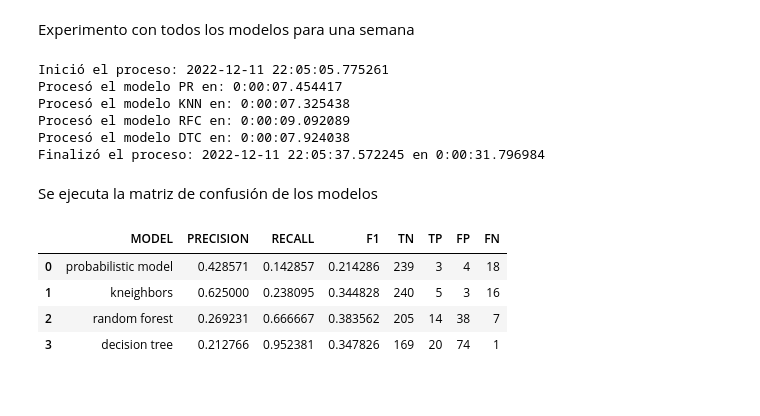
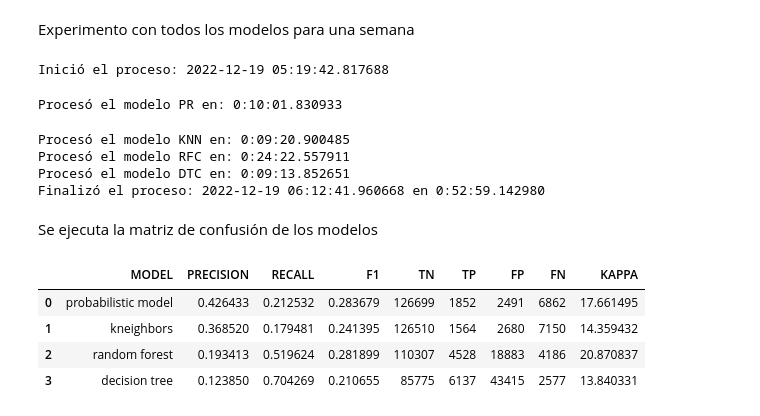
Before and after one commit to josedelarosa82/taxi-prediction-model, a Jupyter notebook: Proyecto_predicción_servicio_taxi_consolidado.ipynb, the cells around one changed output. Drawn from its saved outputs; the diff is of its cells as text; code cells hidden in the pictures.

```diff
--- a/Proyecto_predicción_servicio_taxi_consolidado.ipynb
+++ b/Proyecto_predicción_servicio_taxi_consolidado.ipynb
@@ -649,9 +660,11 @@ def setDataService(data, from_date, to_date):
   #print("To: ",to_date.date())
   remaining_days = to_date.date() - from_date.date()
   service_array = []
+  day_validation = {}
   for i in range(remaining_days.days+1):
     last_time = from_date + timedelta(days=i)
     if last_time.date().isoweekday() == to_date.date().isoweekday():
+      day_validation[last_time.strftime(FORMAT_DATE)] = 0
       for hour in range(HOURS_OF_DAY):
         #Se filtra por el mismo día de la semana, fecha y hora
         #df_service = data[(data['DIADESEMANA'] == last_time.isoweekday()) & (data['FECHA'] == last_time.date()) & (data['HORA'] == hour) ].to_numpy()
@@ -659,11 +672,12 @@ def setDataService(data, from_date, to_date):
         if len(df_service) > 0:
           #Se llena con valor en 1 porqué se encontró un servicio
           service_array.append(np.append(df_service, 1))
+          day_validation[last_time.strftime(FORMAT_DATE)] += 1
         else:
           #Se llena con valor en 0 porqué no se encontró ningún servicio
           service_array.append([last_time.isoweekday(),hour,last_time.date().strftime(FORMAT_DATE),0])
   return pd.DataFrame(service_array,
-             columns=np.append(np.array(data.columns.tolist()), 'SERVICIO'))
+             columns=np.append(np.array(data.columns.tolist()), 'SERVICIO')), day_validation
 # %% [markdown]
 Función que permite probar los diferentes modelos en un rango de tiempo configurado
 # %%
@@ -778,3 +796,12 @@ def evaluate_model(phone, data, date_predict, model_type):
   return y_pred, y_test, y_prob
 # %% [markdown]
 Se crea un nuevo dataFrame con los números de teléfonos para recorrer los modelos
+# %%
+total_phone, count, phone_array = 1000, 0, []
+df_phone = df_taxis.loc[:,['TELEFONOORIGEN']].copy()
+series_phone = df_phone.loc[:,['TELEFONOORIGEN']].value_counts()
+for phone in series_phone.index.to_list():
+    if count < total_phone:
+        count += 1
+        phone_array.append(phone[0])
+len(phone_array)
@@ -794,7 +825,6 @@ Número de teléfonos a procesar:  100
 # %% [markdown]
 Experimento con todos los modelos para una semana
 # %%
-
 #Se quitan los modelos 'LR','SVC','SGD','DTC','MLP' por mal rendimiento
 models_array = ['PR','KNN','RFC','DTC']#
 report_models = []
@@ -803,66 +833,78 @@ start_proccess = datetime.now()
 print(f"Inició el proceso: {datetime.now()}")
 for model in models_array:
     start_date = datetime.now()
+    count = 0
+    kappa_score = 0.0
     confusion_phone = np.matrix(0,dtype=int)
     y_test_arr = np.array(0,dtype=int)
     y_prob_arr = np.array(0,dtype=float)
     for phone in phone_array:
-        remaining_days = DATE_START_TRAINIG.date() + timedelta(days=1) - DATE_START_TRAINIG.date()
+        remaining_days = DATE_START_TRAINIG.date() + timedelta(days=7) - DATE_START_TRAINIG.date()
         for i in range(remaining_days.days):
             last_time = DATE_START_TRAINIG.date() + timedelta(days=i)
-            #print("y_pred:",y_pred, " y_test:", y_test, " y_prob:", y_prob)
-            y_pred, y_test, y_prob = evaluate_model(phone[0], df_taxis, pd.to_datetime(last_time, format=FORMAT_DATE), model)
+            y_pred, y_test, y_prob = evaluate_model(phone, df_taxis, pd.to_datetime(last_time, format=FORMAT_DATE), model)
+            #if(not existAllZero(y_pred)) & (not existAllZero(y_test)):
             if len(y_prob)>0:
                 y_test = y_test.values[:]
                 y_prob = [y_prob[:, 1] if model != 'PR' else y_prob[:] ]
                 y_test_arr = np.concatenate((y_test_arr, y_test), axis=None)
                 y_prob_arr = np.concatenate((y_prob_arr, y_prob), axis=None)
-            if len(y_pred)>1:
+            if len(y_pred) > 1:
                 matrix = np.matrix(confusion_matrix(y_test, y_pred))
                 if matrix.size == 1:
                     matrix = np.matrix([[24,0],[0,0]],dtype=int)
                 confusion_phone = confusion_phone + matrix
-                #print(f"Procesando el teléfono: {phone[0]} y la fecha: {last_time}, confusion: {matrix}, tamanio: {matrix.size}")
+                score_k = cohen_kappa_score(y_test, y_pred)
+                kappa_score = kappa_score + (0.0 if math.isnan (score_k) else score_k)
+                count = count + 1
+                #if(existAllZero(y_pred)) & (existAllZero(y_test)):
+                #    print(f"Procesando el teléfono: {phone[0]} y la fecha: {last_time}, confusion: {matrix}, tamanio: {matrix.size}")
+                #    print(f"{y_test} \n {y_pred} \n {y_prob}")
+            #else:
+            #    print(f"Procesando el teléfono: {phone} pero sin predictibilidad")
     roc_curve_arr.append([model, y_test_arr, y_prob_arr])
-    report_models.append([model,confusion_phone])
+    report_models.append([model,confusion_phone, (kappa_score/count) if kappa_score > 0 else 0])
     print(f"Procesó el modelo {model} en: {datetime.now()-start_date}")
 print(f"Finalizó el proceso: {datetime.now()} en {datetime.now()-start_proccess}")
 #https://scikit-learn.org/stable/modules/generated/sklearn.metrics.RocCurveDisplay.html
 # %% [output]
-Inició el proceso: 2022-12-11 22:05:05.775261
-Procesó el modelo PR en: 0:00:07.454417
-Procesó el modelo KNN en: 0:00:07.325438
-Procesó el modelo RFC en: 0:00:09.092089
-Procesó el modelo DTC en: 0:00:07.924038
-Finalizó el proceso: 2022-12-11 22:05:37.572245 en 0:00:31.796984
+Inició el proceso: 2022-12-19 05:19:42.817688
+Procesó el modelo PR en: 0:10:01.830933
+Procesó el modelo KNN en: 0:09:20.900485
+Procesó el modelo RFC en: 0:24:22.557911
+Procesó el modelo DTC en: 0:09:13.852651
+Finalizó el proceso: 2022-12-19 06:12:41.960668 en 0:52:59.142980
 # %% [markdown]
 Se ejecuta la matriz de confusión de los modelos
 # %%
 models_array = []
 for model in report_models:
     true_neg = model[1][0,0]
     true_pos = model[1][1,1]
     false_pos = model[1][0,1]
     false_neg = model[1][1,0]
+    kappa = model[2]*100
 
     #Precision = TruePositives / (TruePositives + FalsePositives)
     precision_scr = true_pos / (true_pos + false_pos) if true_pos > 0 else 0
     #Recall = TruePositives / (TruePositives + FalseNegatives)
+
+
     recall_scr = true_pos / (true_pos + false_neg) if true_pos > 0 else 0
     #F-Measure = (2 * Precision * Recall) / (Precision + Recall)
     f1_scr = (2 * precision_scr * recall_scr) / (precision_scr + recall_scr) if true_pos > 0 else 0
 
     #Sacar la tasa de los TP = Que es Positivos del test sobre los positivos predichos
     #TP rate = TP / Positivos reales (test)
     #FP rate = FP / Negativos reales (test)
 
-    models_array.append([modelName(model[0]),precision_scr,recall_scr,f1_scr,true_neg,true_pos,false_pos,false_neg])
+    models_array.append([modelName(model[0]),precision_scr,recall_scr,f1_scr,true_neg,true_pos,false_pos,false_neg,kappa])
 
 #Mostramos el dataframe con el reporte
-pd.DataFrame(models_array, columns = ['MODEL','PRECISION','RECALL','F1','TN','TP','FP','FN'])
+pd.DataFrame(models_array, columns = ['MODEL','PRECISION','RECALL','F1','TN','TP','FP','FN','KAPPA'])
 # %% [output]
-|  | MODEL | PRECISION | RECALL | F1 | TN | TP | FP | FN |
-| 0 | probabilistic model | 0.428571 | 0.142857 | 0.214286 | 239 | 3 | 4 | 18 |
-| 1 | kneighbors | 0.625000 | 0.238095 | 0.344828 | 240 | 5 | 3 | 16 |
-| 2 | random forest | 0.269231 | 0.666667 | 0.383562 | 205 | 14 | 38 | 7 |
-| 3 | decision tree | 0.212766 | 0.952381 | 0.347826 | 169 | 20 | 74 | 1 |
+|  | MODEL | PRECISION | RECALL | F1 | TN | TP | FP | FN | KAPPA |
+| 0 | probabilistic model | 0.426433 | 0.212532 | 0.283679 | 126699 | 1852 | 2491 | 6862 | 17.661495 |
+| 1 | kneighbors | 0.368520 | 0.179481 | 0.241395 | 126510 | 1564 | 2680 | 7150 | 14.359432 |
+| 2 | random forest | 0.193413 | 0.519624 | 0.281899 | 110307 | 4528 | 18883 | 4186 | 20.870837 |
+| 3 | decision tree | 0.123850 | 0.704269 | 0.210655 | 85775 | 6137 | 43415 | 2577 | 13.840331 |
```
Also changed, not shown: parts of 7 cells of this notebook, 2 other files.
